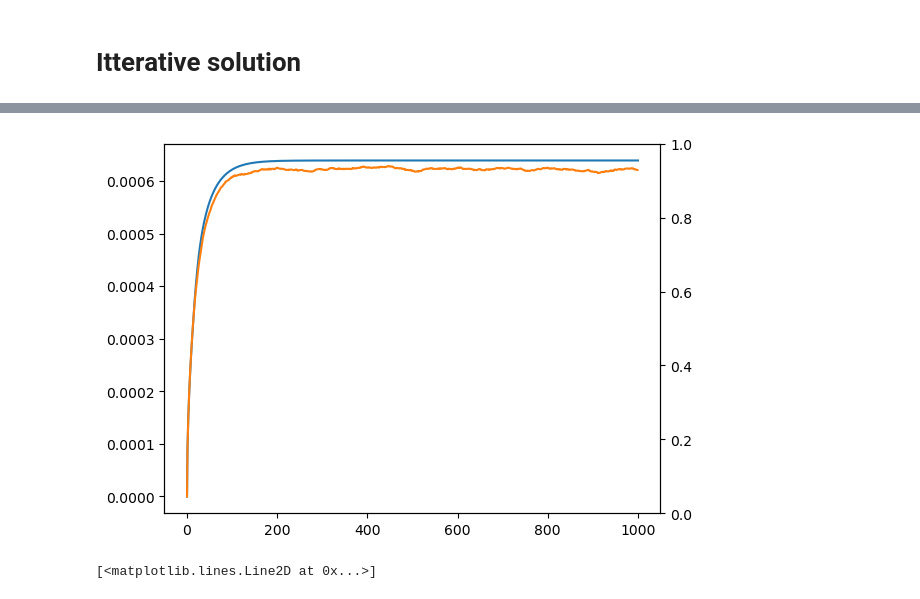
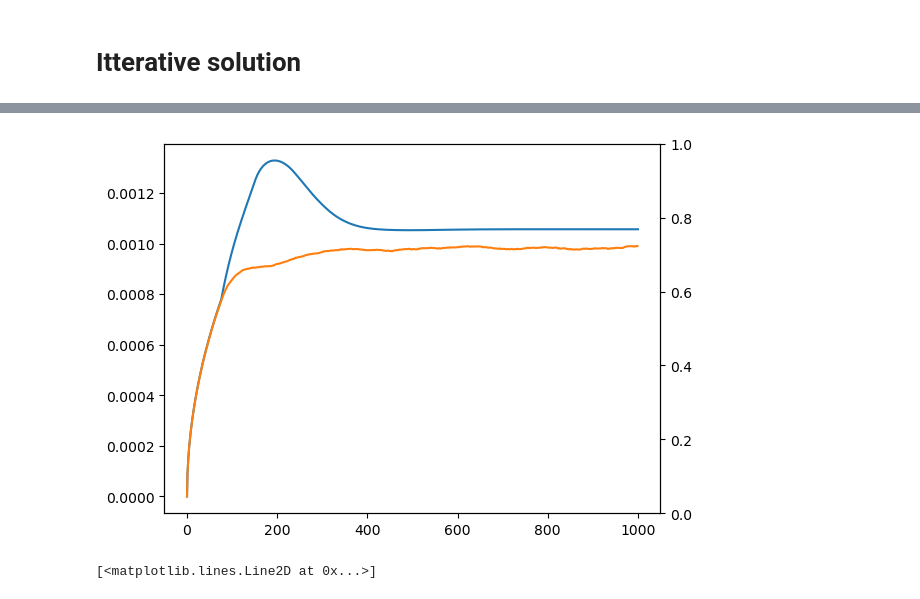
Before and after one commit to NilsToAn/overdampedDelayHarmonicOscillator, a Jupyter notebook: fpe_solver.ipynb, the cells around one changed output, grey strips where cells are left out. Saved outputs shown, nothing was run; the diff lists cells and outputs as text; code cells hidden in the pictures.

```diff
--- a/fpe_solver.ipynb
+++ b/fpe_solver.ipynb
@@ -295,7 +278,7 @@ max_t = 4
 #avarage = 100
 x_range = (-4e-3,4e-3)
 dx = 0.00004
-tau = 0.05 #0.3 #0.1 #0.05#0.1
+tau = 0.3 #0.3 #0.1 #0.05#0.1
 D = 1e-6
 k = 3
 dt = 1e-3 * 4
@@ -397,14 +376,14 @@ variants = mx2-mx**2
 sim_var = torch.var(pos[:,:,0], axis = 1)
 # %%
 fig, axs = plt.subplots(1,1)
-axs.plot(np.sqrt(variants))
+axs.plot(np.sqrt(solver.variants))
 axs.plot(np.sqrt(sim_var))
 
 axs2 = axs.twinx()
 #axs2.plot(solver.effectiv_k[:-1], color='C2')
 #axs2.plot(solver.D_t[:-1], color='C3')
 # %% [output]
-[figure, old version]
+[figure, new version]
 # %%
 idx = 900
 plt.figure(figsize=(15,7))
```
Also changed, not shown: parts of 8 cells of this notebook, 1 other file.
